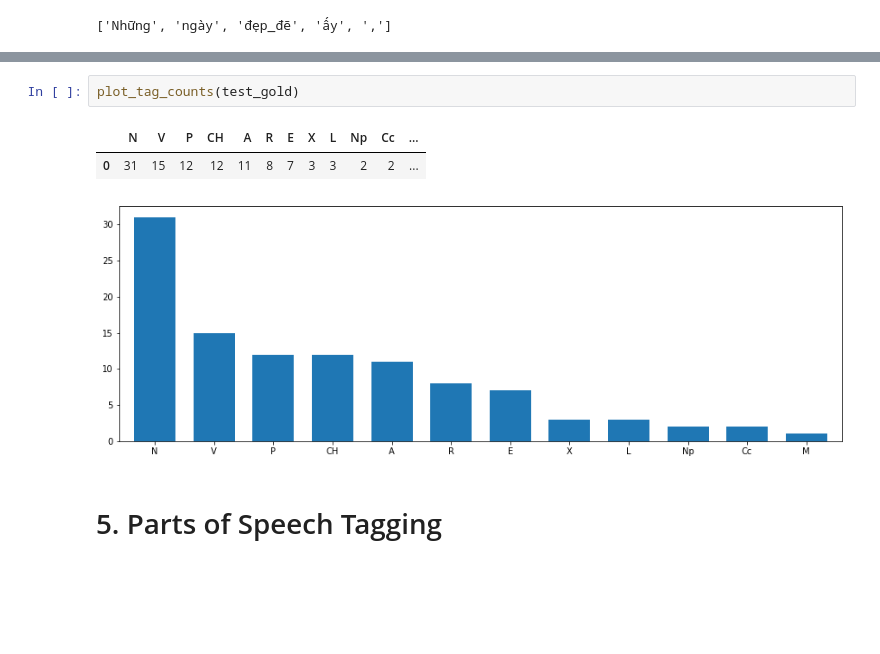
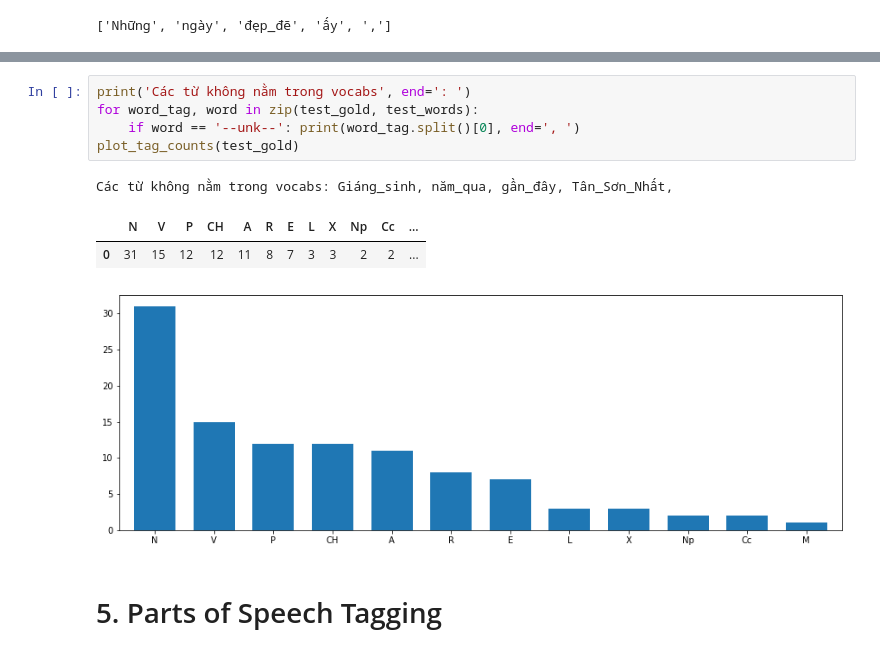
Before and after one commit to 18520339/pos-tagging, a Jupyter notebook: source.ipynb, the cells around one changed output, grey strips where cells are left out. Cells and saved outputs as stored; diff of their text form; blank space fills up the shorter version.

```diff
--- a/source.ipynb
+++ b/source.ipynb
@@ -415,9 +419,13 @@ Số lượng từ trong tập test_gold: 116
-# %%
-plot_tag_counts(test_gold)
-# %% [output]
-|  | N | V | P | CH | A | R | E | X | L | Np | Cc | ... |
-| 0 | 31 | 15 | 12 | 12 | 11 | 8 | 7 | 3 | 3 | 2 | 2 | ... |
-[figure, removed]
+# %%
+print('Các từ không nằm trong vocabs', end=': ')
+for word_tag, word in zip(test_gold, test_words):
+    if word == '--unk--': print(word_tag.split()[0], end=', ')
+plot_tag_counts(test_gold)
+# %% [output]
+Các từ không nằm trong vocabs: Giáng_sinh, năm_qua, gần_đây, Tân_Sơn_Nhất,
+|  | N | V | P | CH | A | R | E | L | X | Np | Cc | ... |
+| 0 | 31 | 15 | 12 | 12 | 11 | 8 | 7 | 3 | 3 | 2 | 2 | ... |
+[figure, added]
 # %% [markdown]
 # 5. Parts of Speech Tagging
 # %% [markdown]
```
Also changed, not shown: parts of 24 cells of this notebook, 2 other files.
